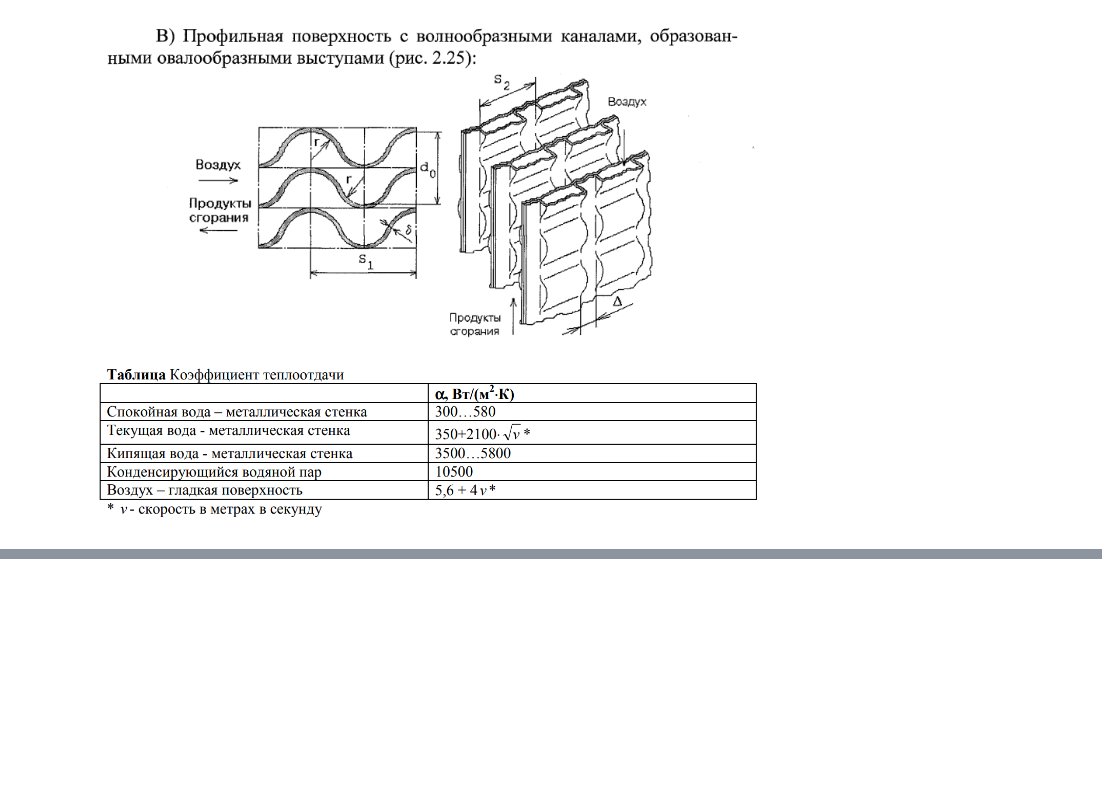
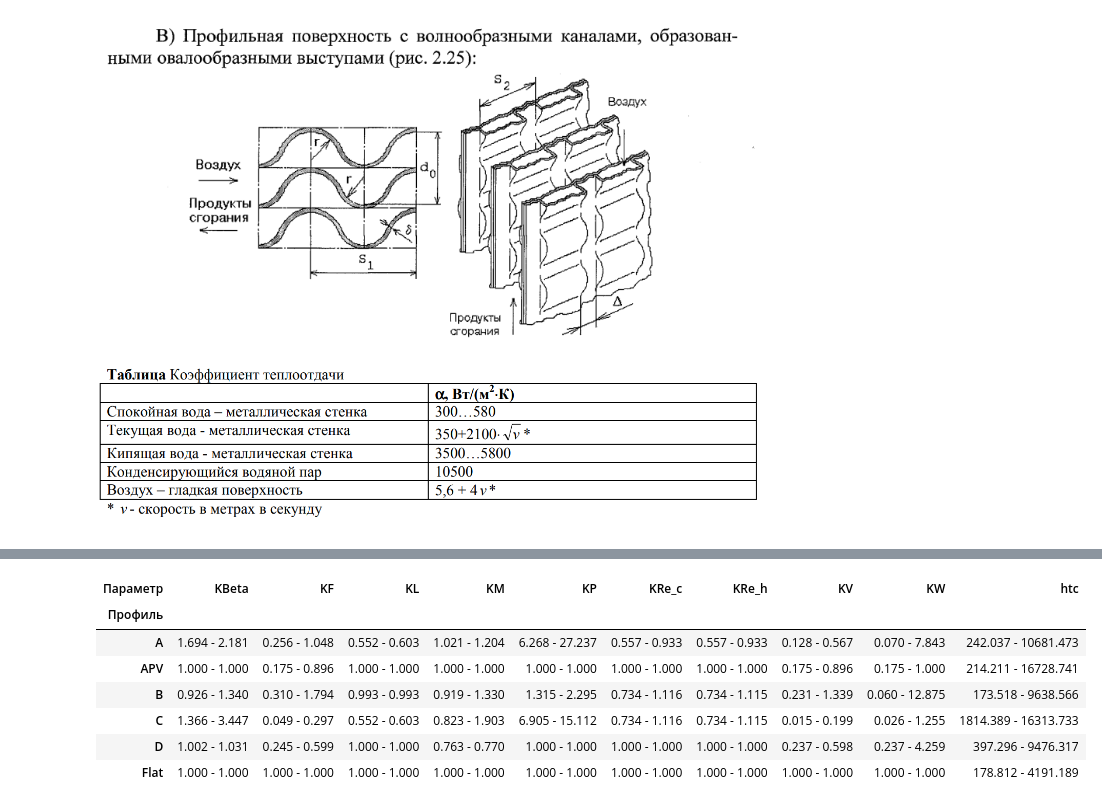
Before and after one commit to romanzes637/plate-heat-exchanger, a Jupyter notebook: plate_heat_exchanger.ipynb, the cells around one changed output, grey strips where cells are left out. Cells and saved outputs as stored; diff of their text form; code cells hidden in the pictures; blank space fills up the shorter version.

```diff
--- a/plate_heat_exchanger.ipynb
+++ b/plate_heat_exchanger.ipynb
@@ -3262,0 +750,5 @@ for i, name in enumerate(names):
+# %%
+from google.colab import drive
+drive.mount('/gdrive')
+
+gdrive_path = '/gdrive/MyDrive/'
@@ -3262,0 +973,11 @@ for i, name in enumerate(names):
+# %%
+df2
+# %% [output]
+| Параметр | KBeta | KF | KL | KM | KP | KRe_c | KRe_h | KV | KW | htc |
+| Профиль |  |  |  |  |  |  |  |  |  |  |
+| A | 1.694 - 2.181 | 0.256 - 1.048 | 0.552 - 0.603 | 1.021 - 1.204 | 6.268 - 27.237 | 0.557 - 0.933 | 0.557 - 0.933 | 0.128 - 0.567 | 0.070 - 7.843 | 242.037 - 10681.473 |
+| APV | 1.000 - 1.000 | 0.175 - 0.896 | 1.000 - 1.000 | 1.000 - 1.000 | 1.000 - 1.000 | 1.000 - 1.000 | 1.000 - 1.000 | 0.175 - 0.896 | 0.175 - 1.000 | 214.211 - 16728.741 |
+| B | 0.926 - 1.340 | 0.310 - 1.794 | 0.993 - 0.993 | 0.919 - 1.330 | 1.315 - 2.295 | 0.734 - 1.116 | 0.734 - 1.115 | 0.231 - 1.339 | 0.060 - 12.875 | 173.518 - 9638.566 |
+| C | 1.366 - 3.447 | 0.049 - 0.297 | 0.552 - 0.603 | 0.823 - 1.903 | 6.905 - 15.112 | 0.734 - 1.116 | 0.734 - 1.115 | 0.015 - 0.199 | 0.026 - 1.255 | 1814.389 - 16313.733 |
+| D | 1.002 - 1.031 | 0.245 - 0.599 | 1.000 - 1.000 | 0.763 - 0.770 | 1.000 - 1.000 | 1.000 - 1.000 | 1.000 - 1.000 | 0.237 - 0.598 | 0.237 - 4.259 | 397.296 - 9476.317 |
+| Flat | 1.000 - 1.000 | 1.000 - 1.000 | 1.000 - 1.000 | 1.000 - 1.000 | 1.000 - 1.000 | 1.000 - 1.000 | 1.000 - 1.000 | 1.000 - 1.000 | 1.000 - 1.000 | 178.812 - 4191.189 |
```
Also changed, not shown: parts of 42 cells of this notebook.
